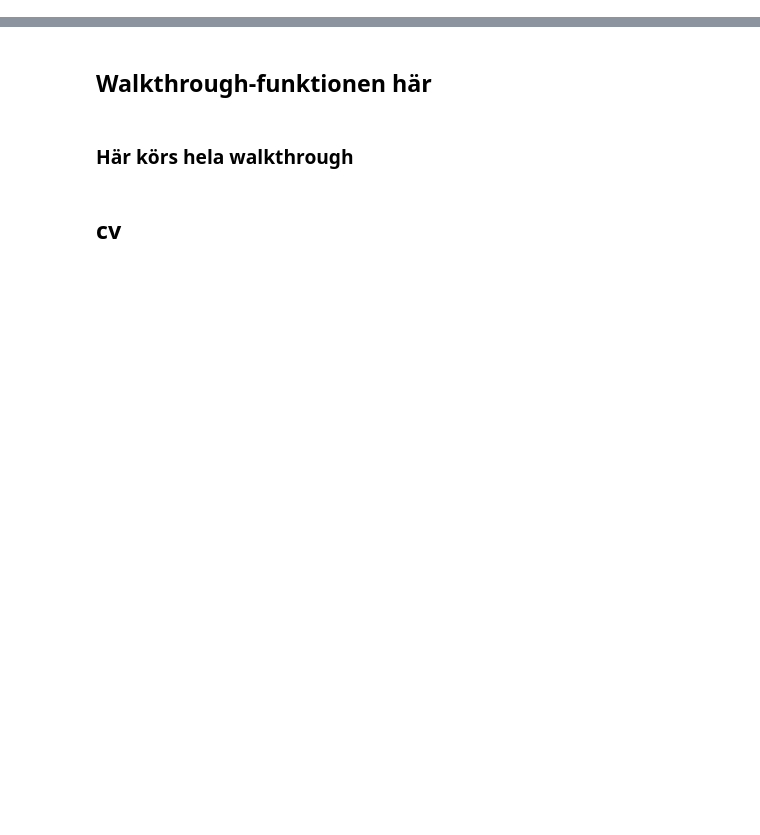
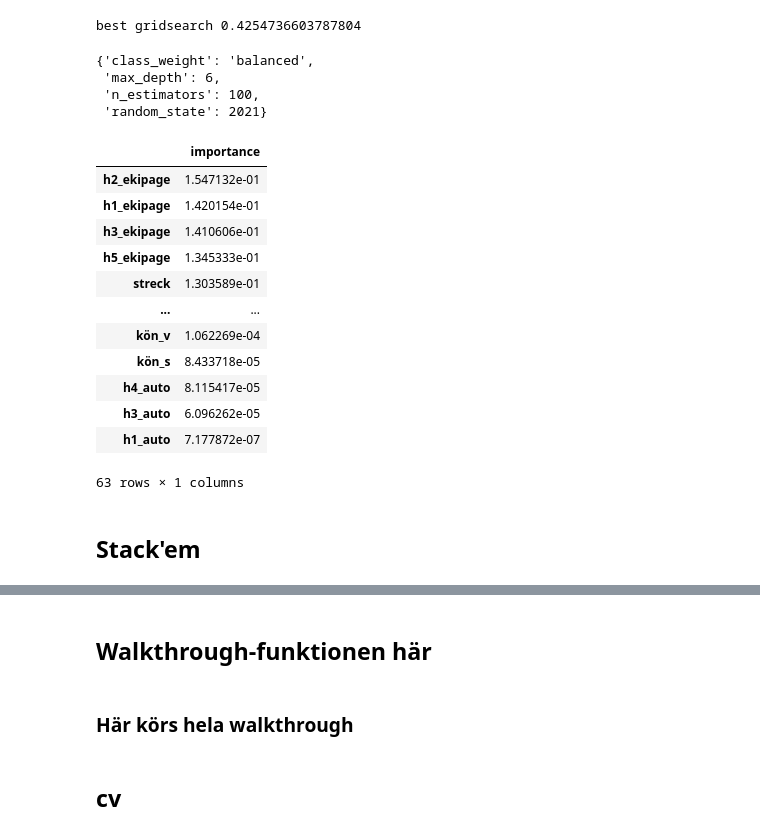
Before and after one commit to carokanns/Trav, a Jupyter notebook: spel/v75_tester/stacking.ipynb, the cells around one changed output, grey strips where cells are left out. Cells and saved outputs as stored; diff of their text form; code cells hidden in the pictures; blank space fills up the shorter version.

```diff
--- a/spel/v75_tester/stacking.ipynb
+++ b/spel/v75_tester/stacking.ipynb
@@ -171,6 +188,0 @@ def impute_all_numerics(df):
-# %%
-# trdf = df.drop(['avd','startnr','vodds','podds','bins','h1_dat','h2_dat','h3_dat','h4_dat','h5_dat'],axis=1,inplace=False) #
-trdf = impute_all_numerics(transf_all(df))
-if trdf.isna().sum().sum() != 0:
-    print('still NaNs')
-    error()
@@ -222,0 +357,21 @@ from sklearn.metrics import f1_score
+# %%
+# GridSearch
+from sklearn.ensemble import RandomForestClassifier
+rf = RandomForestClassifier()
+
+tscv = TimeSeriesSplit()
+params = {'n_estimators': [5,10,100],
+          'max_depth': [4, 5, 6, None],
+          'class_weight': ['balanced'],
+        #   'loss_function': ['Logloss'],
+        #   'eval_metric': ['F1'],
+        #   'logging_level':['Silent'],
+          'random_state': [2021],
+         }
+# clf.fit(df_catb,y)
+
+scorer = make_scorer(matthews_corrcoef)
+rf_grid = GridSearchCV(estimator=rf, param_grid=params, scoring=scorer, cv=tscv)
+
+# GridSearchCV
+rf_grid.fit(trdf, y)
@@ -223,4 +385,35 @@ from sklearn.metrics import f1_score
+# %%
+# get best estimator and params
+best_rf = rf_grid.best_estimator_
+print('best gridsearch',rf_grid.best_score_)
+best_param = rf_grid.best_params_
+best_param
+# %% [output]
+best gridsearch 0.4254736603787804
+{'class_weight': 'balanced',
+ 'max_depth': 6,
+ 'n_estimators': 100,
+ 'random_state': 2021}
+# %%
+
+pd.DataFrame(best_rf.feature_importances_,index=trdf.columns, columns=['importance']).sort_values(by='importance',ascending=False)
+# %% [output]
+|  | importance |
+| h2_ekipage | 1.547132e-01 |
+| h1_ekipage | 1.420154e-01 |
+| h3_ekipage | 1.410606e-01 |
+| h5_ekipage | 1.345333e-01 |
+| streck | 1.303589e-01 |
+| ... | ... |
+| kön_v | 1.062269e-04 |
+| kön_s | 8.433718e-05 |
+| h4_auto | 8.115417e-05 |
+| h3_auto | 6.096262e-05 |
+| h1_auto | 7.177872e-07 |
+63 rows × 1 columns
 # %%
 # SVM  model
 # All preproc ovan?
 # GridSearchCV
+# %% [markdown]
+## Stack'em
```
Also changed, not shown: parts of 38 cells of this notebook, 17 other files.
